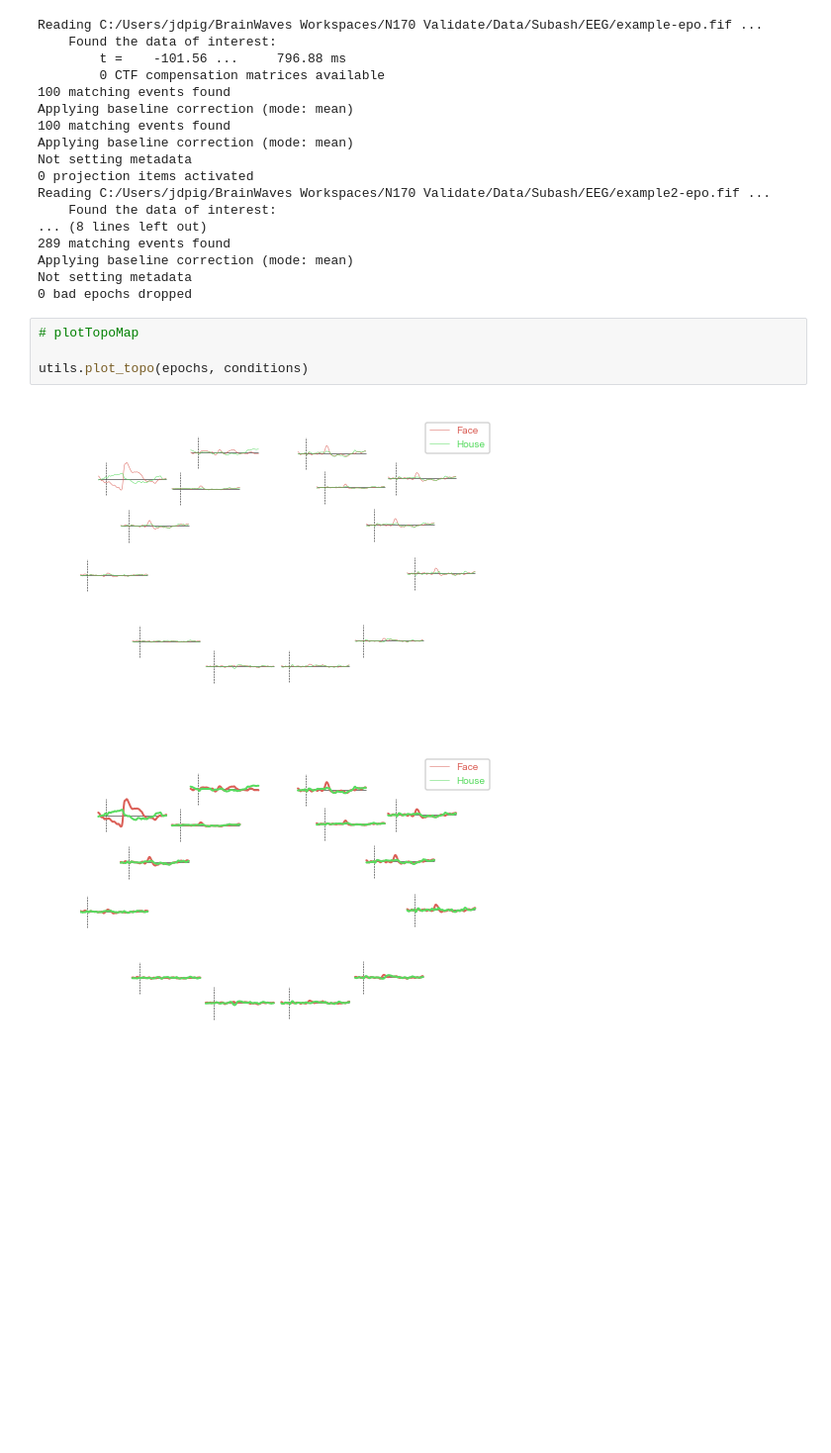
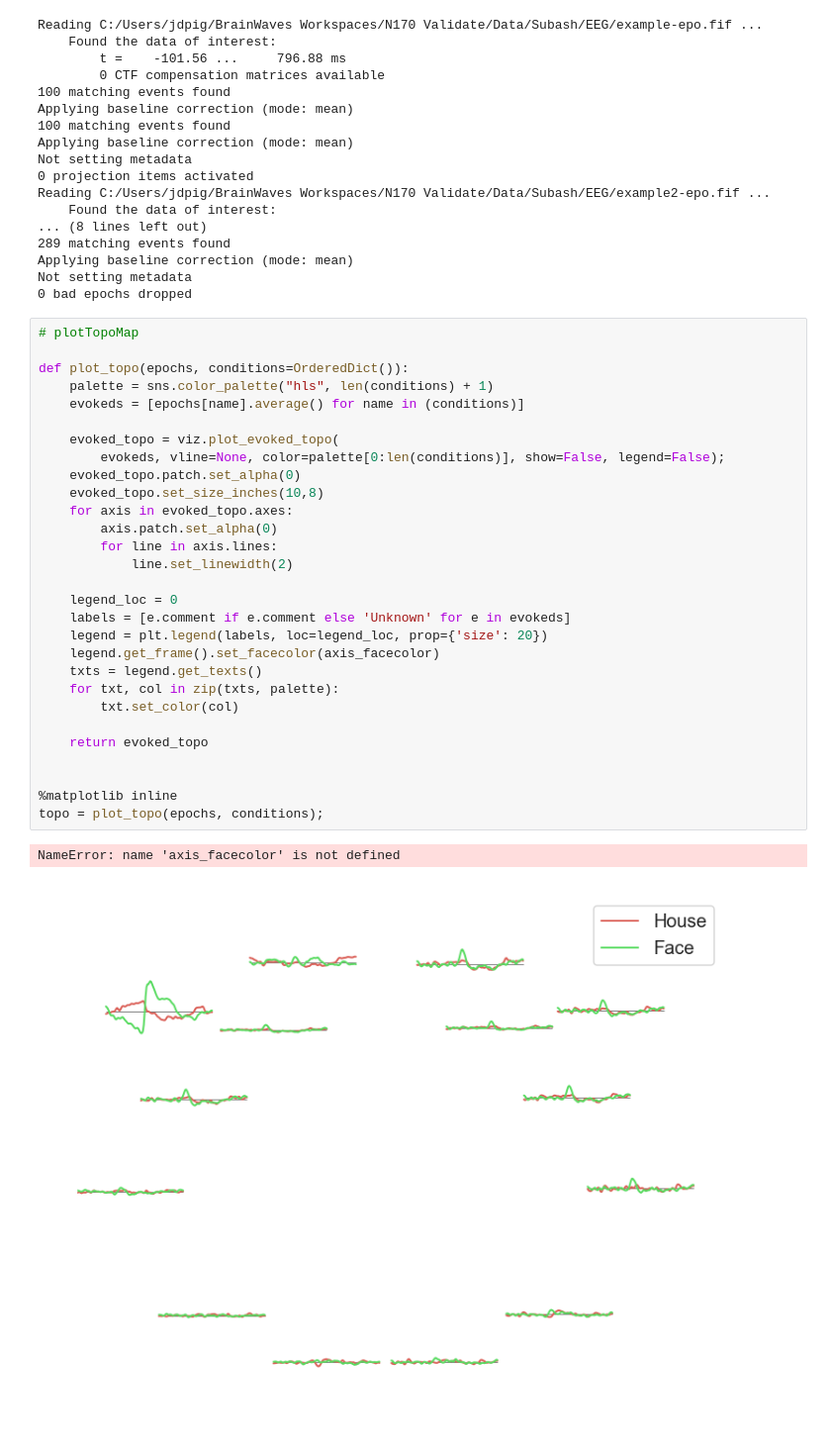
Before and after one commit to makebrainwaves/BrainWaves, a Jupyter notebook: notebooks/N170 Emotiv Analysis.ipynb, the cells around one changed output. Shown at 99% size. Drawn from its saved outputs; the diff is of its cells as text; blank space fills up the shorter version.

Commit message:
Wrapped up AnalyzeComponent; Added ClickableHeadDiagram and refactored folder structure

```diff
--- a/notebooks/N170 Emotiv Analysis.ipynb
+++ b/notebooks/N170 Emotiv Analysis.ipynb
@@ -112,10 +132,35 @@ Reading C:/Users/jdpig/BrainWaves Workspaces/N170 Validate/Data/Subash/EEG/examp
 Applying baseline correction (mode: mean)
 Not setting metadata
 0 bad epochs dropped
-# %%
-# plotTopoMap
-
-utils.plot_topo(epochs, conditions)
-# %% [output]
-[figure, removed]
-[figure, removed]
+# %%
+# plotTopoMap
+
+def plot_topo(epochs, conditions=OrderedDict()):
+    palette = sns.color_palette("hls", len(conditions) + 1)
+    evokeds = [epochs[name].average() for name in (conditions)]
+
+    evoked_topo = viz.plot_evoked_topo(
+        evokeds, vline=None, color=palette[0:len(conditions)], show=False, legend=False);
+    evoked_topo.patch.set_alpha(0)
+    evoked_topo.set_size_inches(10,8)
+    for axis in evoked_topo.axes:
+        axis.patch.set_alpha(0)
+        for line in axis.lines:
+            line.set_linewidth(2)
+
+    legend_loc = 0
+    labels = [e.comment if e.comment else 'Unknown' for e in evokeds]
+    legend = plt.legend(labels, loc=legend_loc, prop={'size': 20})
+    legend.get_frame().set_facecolor(axis_facecolor)
+    txts = legend.get_texts()
+    for txt, col in zip(txts, palette):
+        txt.set_color(col)
+
+    return evoked_topo
+
+
+%matplotlib inline
+topo = plot_topo(epochs, conditions);
+# %% [output]
+NameError: name 'axis_facecolor' is not defined
+[figure, added]
```
Also changed, not shown: parts of 6 cells of this notebook, 14 other files.
